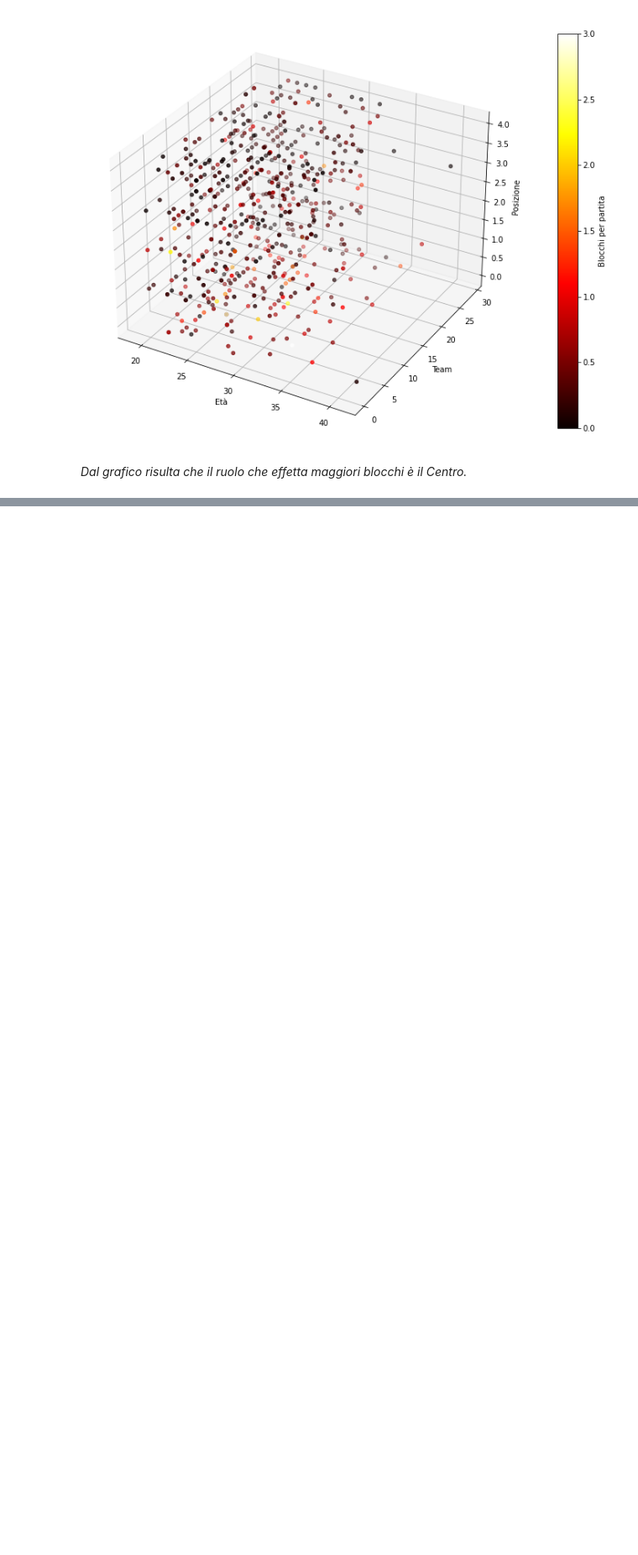
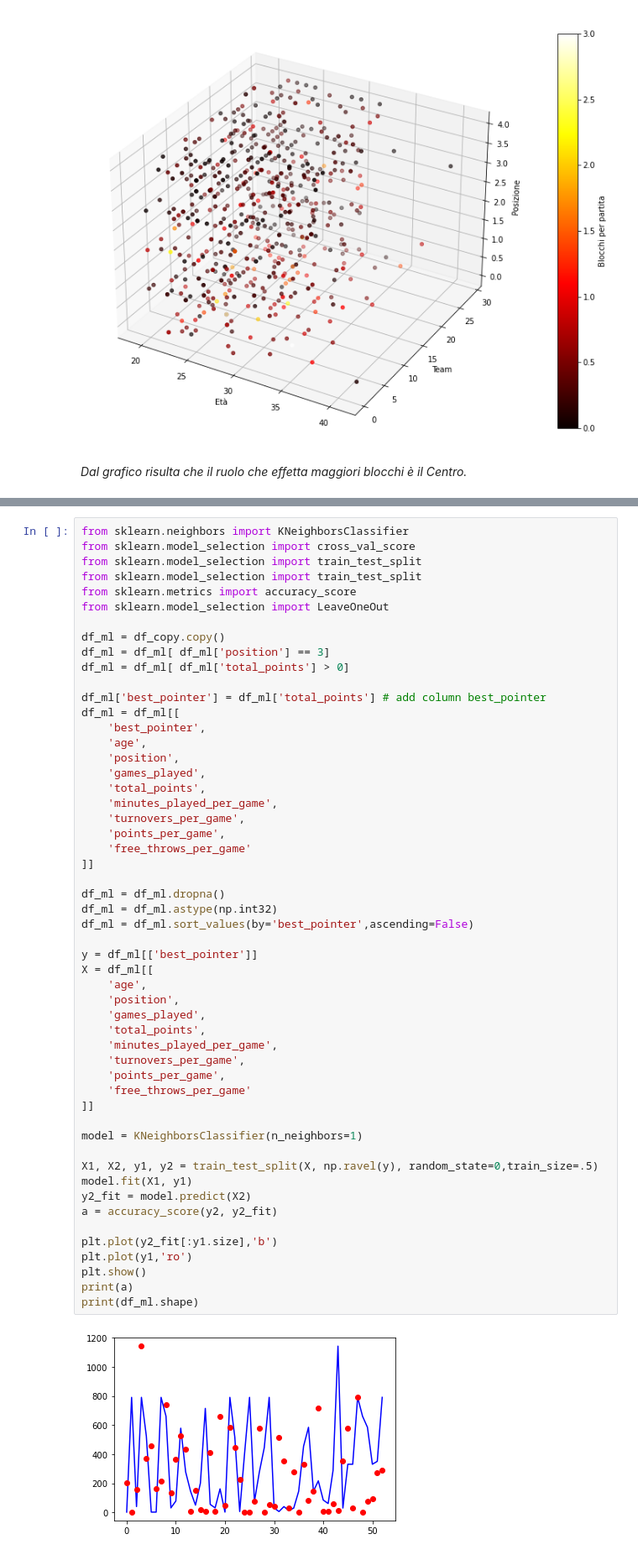
Before and after one commit to AndreCant/MWTDataScience, a Jupyter notebook: notebook.ipynb, the cells around one changed output, grey strips where cells are left out. Shown at 84% size. Saved outputs shown, nothing was run; the diff lists cells and outputs as text; blank space fills up the shorter version.

```diff
--- a/notebook.ipynb
+++ b/notebook.ipynb
@@ -489,0 +490,55 @@ dtype: float64
+# %%
+from sklearn.neighbors import KNeighborsClassifier
+from sklearn.model_selection import cross_val_score
+from sklearn.model_selection import train_test_split
+from sklearn.model_selection import train_test_split
+from sklearn.metrics import accuracy_score
+from sklearn.model_selection import LeaveOneOut
+
+df_ml = df_copy.copy()
+df_ml = df_ml[ df_ml['position'] == 3]
+df_ml = df_ml[ df_ml['total_points'] > 0]
+
+df_ml['best_pointer'] = df_ml['total_points'] # add column best_pointer
+df_ml = df_ml[[
+    'best_pointer',
+    'age',
+    'position',
+    'games_played',
+    'total_points',
+    'minutes_played_per_game',
+    'turnovers_per_game',
+    'points_per_game',
+    'free_throws_per_game'
+]]
+
+df_ml = df_ml.dropna()
+df_ml = df_ml.astype(np.int32)
+df_ml = df_ml.sort_values(by='best_pointer',ascending=False)
+
+y = df_ml[['best_pointer']]
+X = df_ml[[
+    'age',
+    'position',
+    'games_played',
+    'total_points',
+    'minutes_played_per_game',
+    'turnovers_per_game',
+    'points_per_game',
+    'free_throws_per_game'
+]]
+
+model = KNeighborsClassifier(n_neighbors=1)
+
+X1, X2, y1, y2 = train_test_split(X, np.ravel(y), random_state=0,train_size=.5)
+model.fit(X1, y1)
+y2_fit = model.predict(X2)
+a = accuracy_score(y2, y2_fit)
+
+plt.plot(y2_fit[:y1.size],'b')
+plt.plot(y1,'ro')
+plt.show()
+print(a)
+print(df_ml.shape)
+# %% [output]
+[figure, added]
```
Also changed, not shown: parts of 26 cells of this notebook.
